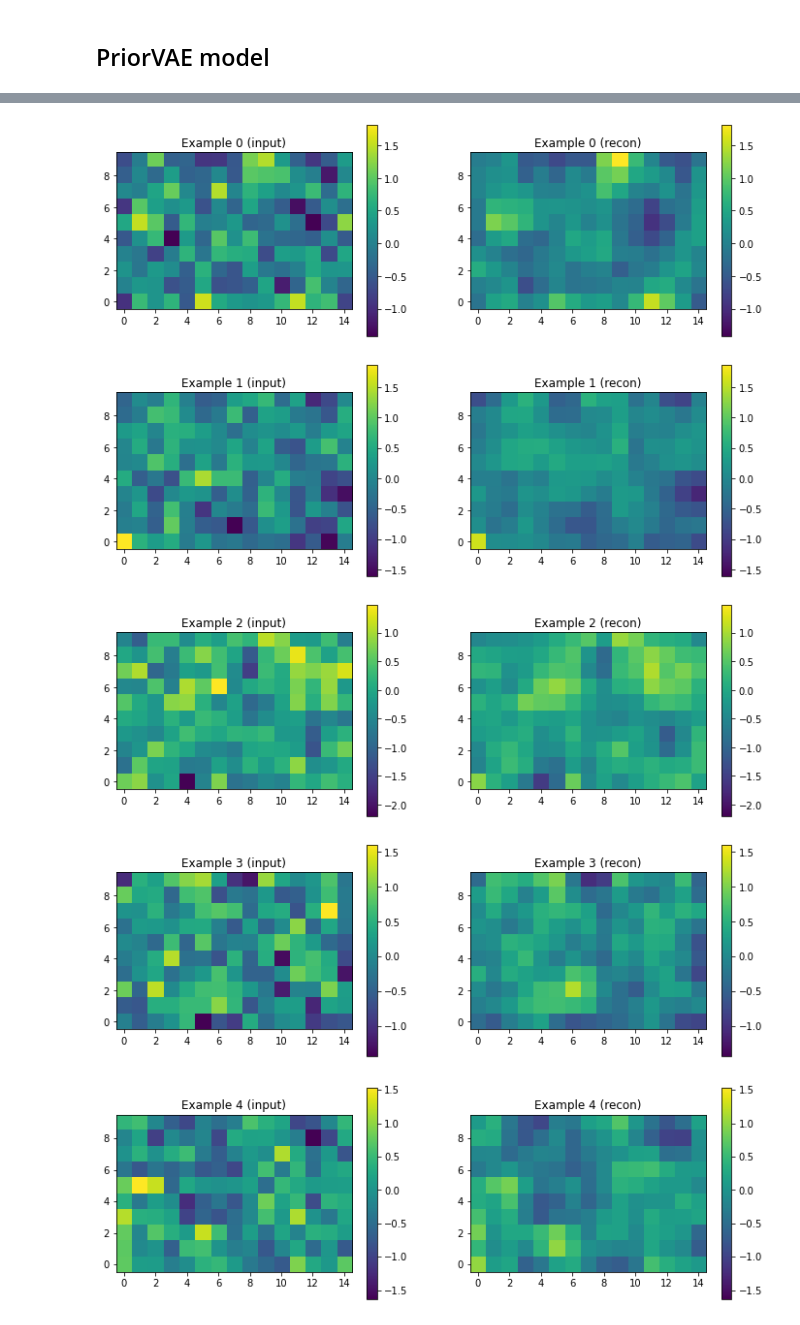
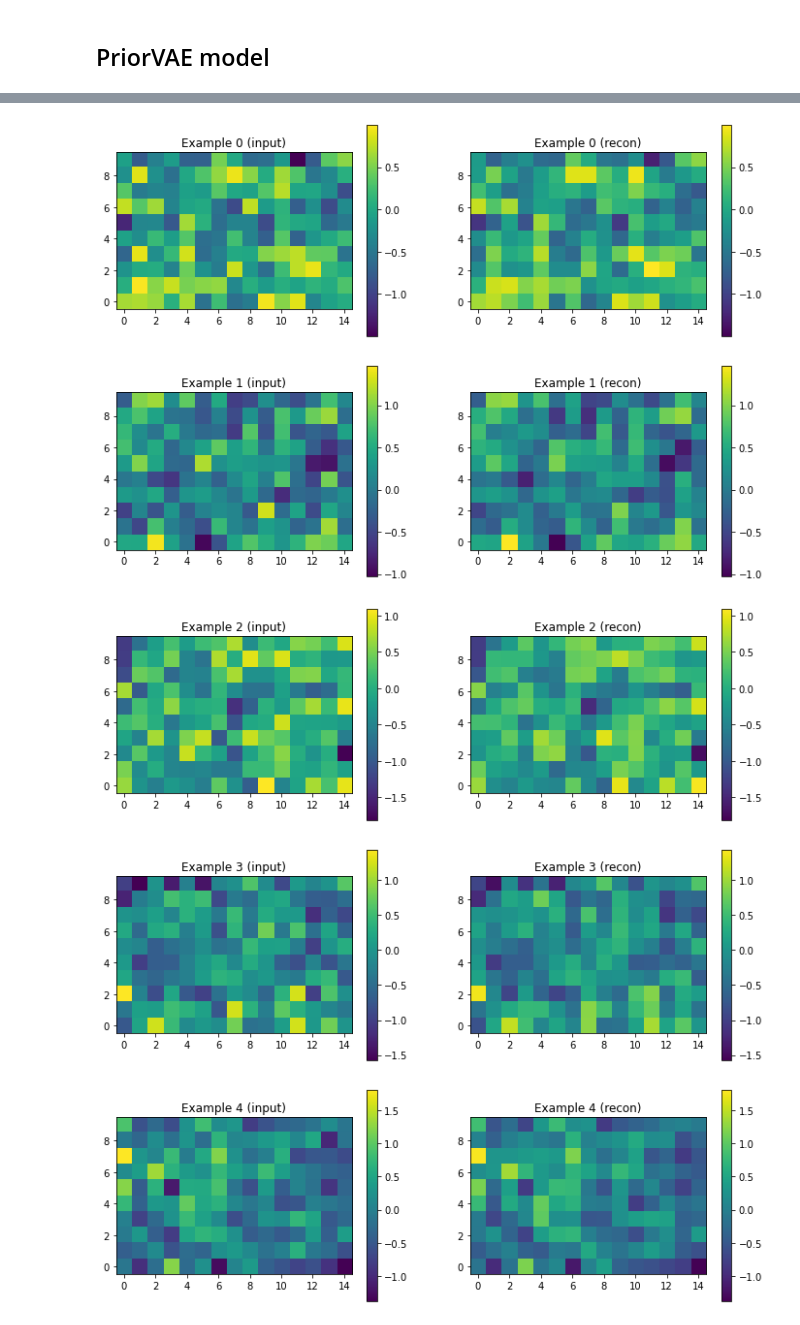
Before and after one commit to salfaris/PriorVGAE, a Jupyter notebook: car_priorVAE_from_scratch.ipynb, the cells around one changed output, grey strips where cells are left out. Cells and saved outputs as stored; diff of their text form; code cells hidden in the pictures.

```diff
--- a/car_priorVAE_from_scratch.ipynb
+++ b/car_priorVAE_from_scratch.ipynb
@@ -63,8 +61,8 @@ def car_predictive_model(args: CARArgs) -> None:
   A = jnp.array(args.adj_matrix)
   D = jnp.diag(args.degree_vector)
 
+  alpha = numpyro.sample('alpha', dist.Uniform(low=0.4, high=0.7))
   # alpha = numpyro.sample('alpha', dist.Uniform(low=0.4, high=0.999))
-  alpha = 0.7
 
   Q = (D - alpha*A)
   numpyro.sample('car', dist.MultivariateNormal(loc=jnp.zeros(num_regions), precision_matrix=Q))
@@ -81,4 +79,6 @@ plotting.plot_samples(car_draws, image_shape=IMAGE_SHAPE)
 # %%
+SCALE = 1.0
+
 def generate_car_batch(
         rng: jax.random.PRNGKey,
         batch_size: int = 32,
@@ -86,7 +86,7 @@ def generate_car_batch(
     car_preds = Predictive(
         car_predictive_model, num_samples=batch_size)(rng, model_args)
     car_draws = car_preds['car']  # (batch_size, num_regions)
-    return car_draws
+    return SCALE * car_draws
 # %% [markdown]
 # Training VAE
 # %%
@@ -95,16 +95,16 @@ LossFun = Callable[[jax.numpy.ndarray, jax.numpy.ndarray], jnp.float32]
 class Args(NamedTuple):
   loss_fn: LossFun = loss.compute_mse_loss
 
-  batch_size: int = 100  # saw 100 is better than 500.
+  batch_size: int = 100
 
   hidden_dim: int = 130
   latent_dim: int = 130
   output_dim: int = A.shape[0]
 
   learning_rate: float = 1e-3
-  epochs: int = 7000  # 5000 showed promising results.
+  epochs: int = 5000
 
-  eval_frequency: int = 100
+  eval_frequency: int = 10
 
 ARGS = Args()
 print(ARGS)
@@ -203,7 +203,7 @@ def loss_fn(
 
   log_likelihood = -log_likelihood_loss_fn(outputs.output, batch)
   kld = jnp.mean(loss.compute_kl_gaussian(outputs.mean, outputs.log_std), axis=-1)
-  elbo = log_likelihood - kld
+  elbo = 10**4*log_likelihood - kld
 
   return -elbo
 
@@ -292,28 +294,28 @@ plt.show()
 # %%
 RNG_KEY, rng_recon = jax.random.split(RNG_KEY)
 
 for i in range(5):
     data_rng = jax.random.fold_in(rng_recon, i)
     data_batch = generate_car_batch(data_rng, batch_size=ARGS.batch_size)
     outputs = net.apply(params, RNG_KEY, data_batch)
     out = outputs.output
 
     example_image = jnp.ravel(data_batch[0])
     recon_image = jnp.ravel(out[0])
 
-    ax = plotting.plot_images_from_arrays(
+    ax, _ = plotting.plot_images_from_arrays(
         arrays=[example_image, recon_image],
         titles=['input', 'recon'],
         image_shape=IMAGE_SHAPE,
         # custom_min=-0.1,
-        # custom_max=0.1
+        # custom_max=0.1,
     )
 
     ax[0].set_title(f'Example {i} (input)')
     ax[1].set_title(f'Example {i} (recon)')
 # %% [output]
-[figure, old version]
+[figure, new version]
-[figure, old version]
+[figure, new version]
-[figure, old version]
+[figure, new version]
-[figure, old version]
+[figure, new version]
-[figure, old version]
+[figure, new version]
```
Also changed, not shown: parts of 23 cells of this notebook.
